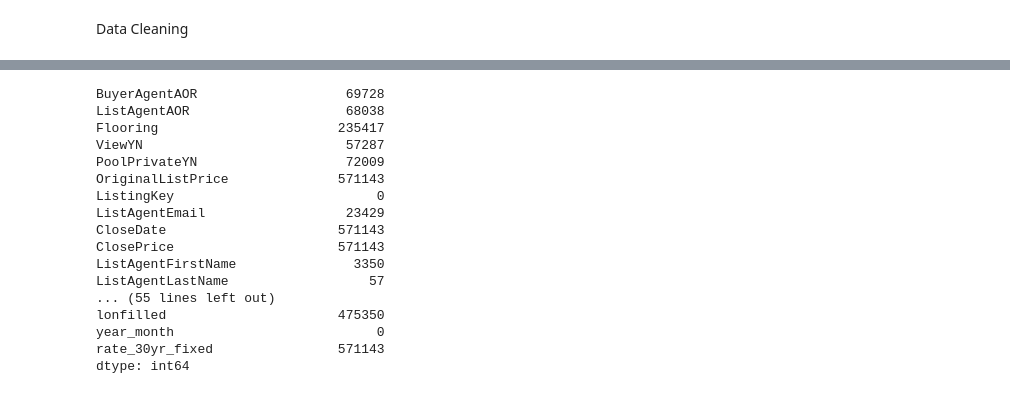
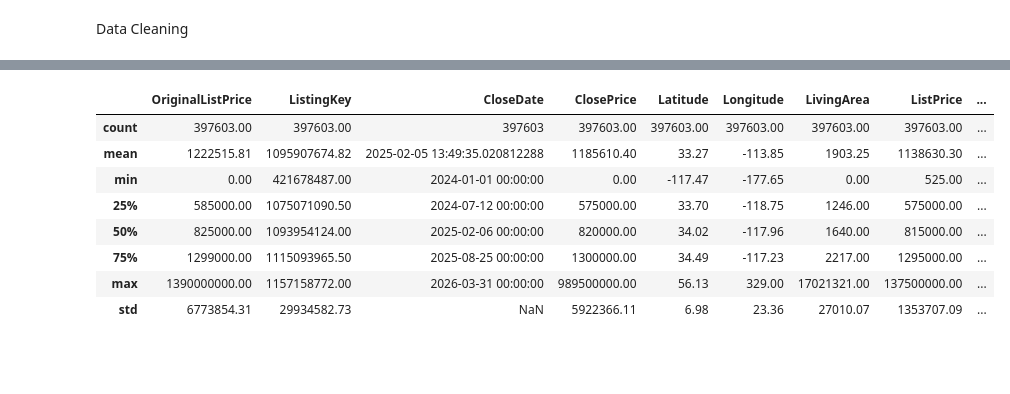
Before and after one commit to End10/IDXExchange-Spring-2026, a Jupyter notebook: sold data analysis.ipynb, the cells around one changed output, grey strips where cells are left out. Drawn from its saved outputs; the diff is of its cells as text; code cells hidden in the pictures; blank space fills up the shorter version.

```diff
--- a/sold data analysis.ipynb
+++ b/sold data analysis.ipynb
@@ -270,0 +294,13 @@ dtype: int64
+# %%
+obj_cols = merged_df.select_dtypes(include='object').columns
+numeric_cols = []
+# find all object columns that can be converted to numeric, excluding boolean columns
+for col in obj_cols:
+    if 'Name' in col:
+            continue
+    if merged_df[col].dropna().map(type).eq(bool).any():
+        continue
+    converted = pd.to_numeric(merged_df[col], errors='coerce')
+    if converted.notnull().sum() > 0:
+        numeric_cols.append(col)
+print(f"Object columns that can be converted to numeric: {numeric_cols}")
@@ -271,11 +311,12 @@ dtype: int64
 # %%
-merged_df[merged_df.select_dtypes(include=['int64']).columns].fillna(0, inplace=True)
-
-num_cols = merged_df.select_dtypes(include=['float64']).columns
-merged_df[num_cols] = merged_df[num_cols].fillna(0.0, inplace=True)
+num_cols = merged_df.select_dtypes(include=['number']).columns
+merged_df[num_cols] = merged_df[num_cols].fillna(0)
 
 date_cols = merged_df.select_dtypes(include=['datetime64']).columns
-merged_df[date_cols] = merged_df[date_cols].fillna('Undated', inplace=True)
+merged_df[date_cols] = merged_df[date_cols].fillna(pd.NaT)
 
-#how to deal with the object type nulls? (colums with mixed types, or just strings)
+obj_cols = merged_df.select_dtypes(include=['object']).columns
+merged_df[obj_cols] = merged_df[obj_cols].fillna('Unknown')
+
+print(merged_df.isnull().sum())
 # %% [output]
@@ -314,20 +340,12 @@ dtype: int64
-# %%
-print(merged_df.isnull().sum())
-# %% [output]
-BuyerAgentAOR                   69728
-ListAgentAOR                    68038
-Flooring                       235417
-ViewYN                          57287
-PoolPrivateYN                   72009
-OriginalListPrice              571143
-ListingKey                          0
-ListAgentEmail                  23429
-CloseDate                      571143
-ClosePrice                     571143
-ListAgentFirstName               3350
-ListAgentLastName                  57
-... (55 lines left out)
-lonfilled                      475350
-year_month                          0
-rate_30yr_fixed                571143
-dtype: int64
+# %%
+merged_df.describe()
+# %% [output]
+|  | OriginalListPrice | ListingKey | CloseDate | ClosePrice | Latitude | Longitude | LivingArea | ListPrice | ... |
+| count | 397603.00 | 397603.00 | 397603 | 397603.00 | 397603.00 | 397603.00 | 397603.00 | 397603.00 | ... |
+| mean | 1222515.81 | 1095907674.82 | 2025-02-05 13:49:35.020812288 | 1185610.40 | 33.27 | -113.85 | 1903.25 | 1138630.30 | ... |
+| min | 0.00 | 421678487.00 | 2024-01-01 00:00:00 | 0.00 | -117.47 | -177.65 | 0.00 | 525.00 | ... |
+| 25% | 585000.00 | 1075071090.50 | 2024-07-12 00:00:00 | 575000.00 | 33.70 | -118.75 | 1246.00 | 575000.00 | ... |
+| 50% | 825000.00 | 1093954124.00 | 2025-02-06 00:00:00 | 820000.00 | 34.02 | -117.96 | 1640.00 | 815000.00 | ... |
+| 75% | 1299000.00 | 1115093965.50 | 2025-08-25 00:00:00 | 1300000.00 | 34.49 | -117.23 | 2217.00 | 1295000.00 | ... |
+| max | 1390000000.00 | 1157158772.00 | 2026-03-31 00:00:00 | 989500000.00 | 56.13 | 329.00 | 17021321.00 | 137500000.00 | ... |
+| std | 6773854.31 | 29934582.73 | NaN | 5922366.11 | 6.98 | 23.36 | 27010.07 | 1353707.09 | ... |
```
Also changed, not shown: parts of 12 cells of this notebook.
